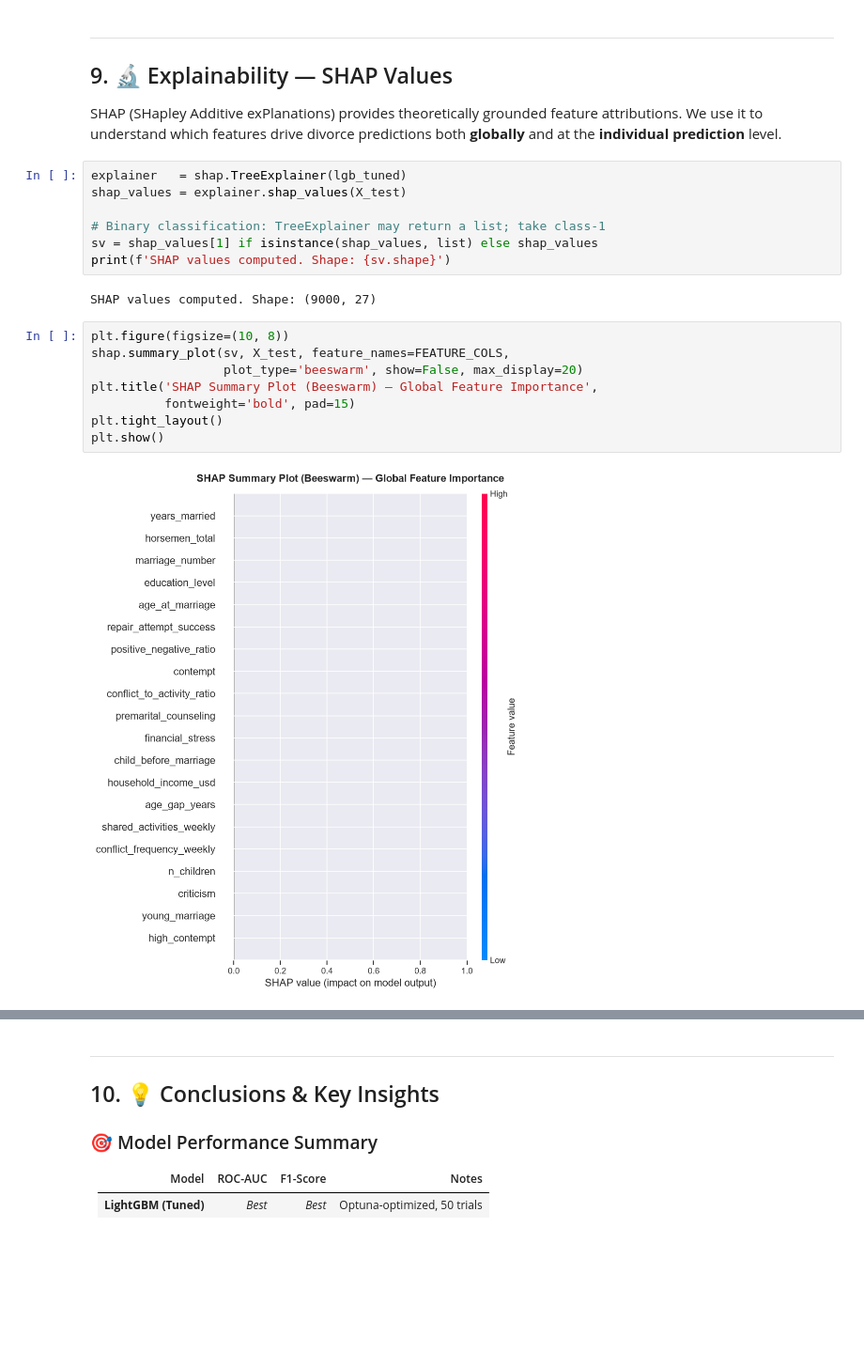
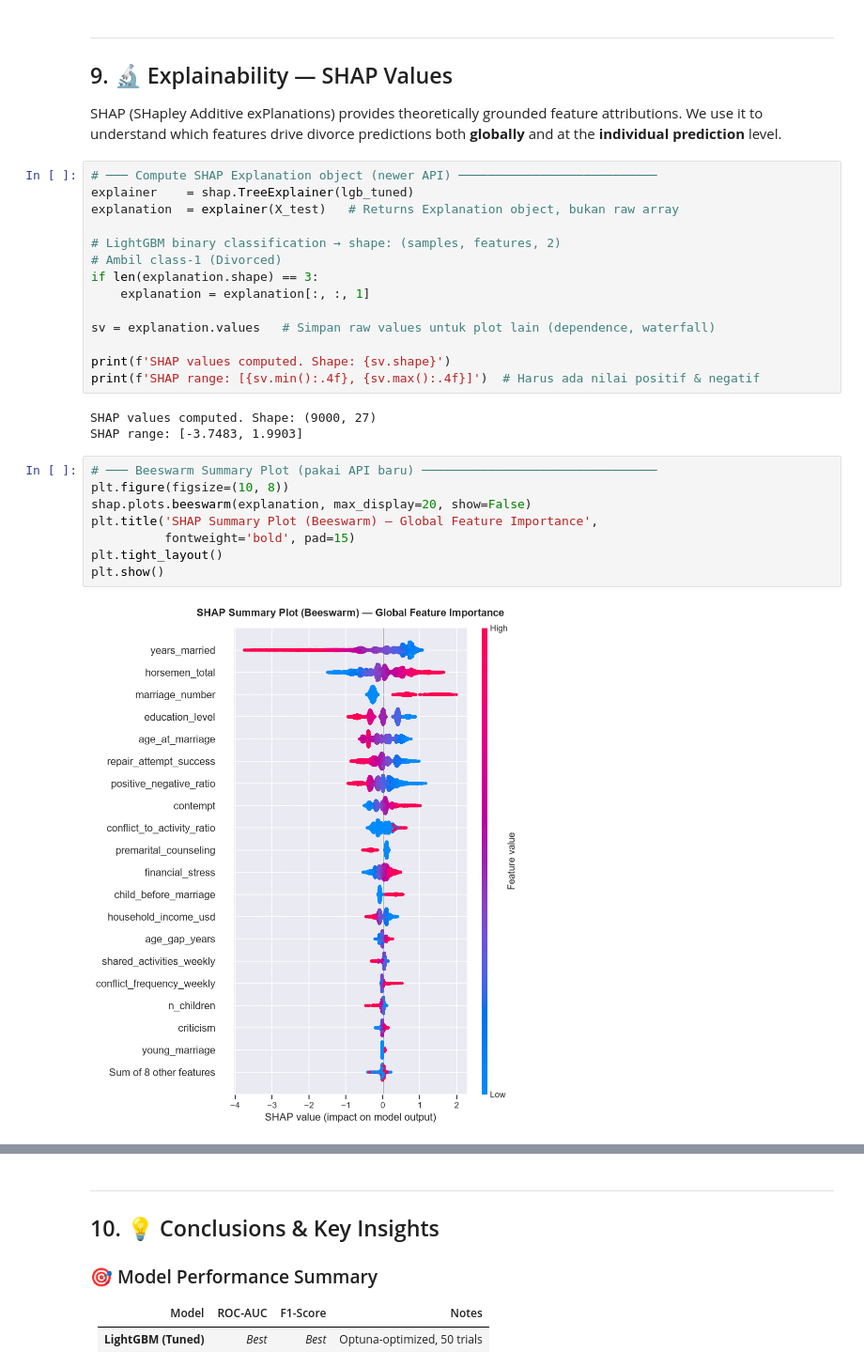
Before and after one commit to NumiKun/Marriage-Longevity-EDA, a Jupyter notebook: Model/marriage_longevity_analysis.ipynb, the cells around one changed output, grey strips where cells are left out. Shown at 94% size. Drawn from its saved outputs; the diff is of its cells as text; blank space fills up the shorter version.

Commit message:
fixing, beeswarm plot

```diff
--- a/Model/marriage_longevity_analysis.ipynb
+++ b/Model/marriage_longevity_analysis.ipynb
@@ -794,23 +794,31 @@ ROC-AUC           : 0.8738
 SHAP (SHapley Additive exPlanations) provides theoretically grounded feature
 attributions. We use it to understand which features drive divorce predictions
 both **globally** and at the **individual prediction** level.
-# %%
-explainer   = shap.TreeExplainer(lgb_tuned)
-shap_values = explainer.shap_values(X_test)
-
-# Binary classification: TreeExplainer may return a list; take class-1
-sv = shap_values[1] if isinstance(shap_values, list) else shap_values
-print(f'SHAP values computed. Shape: {sv.shape}')
-# %% [output]
-SHAP values computed. Shape: (9000, 27)
+# %%
+# ─── Compute SHAP Explanation object (newer API) ───────────────────────────
+explainer    = shap.TreeExplainer(lgb_tuned)
+explanation  = explainer(X_test)   # Returns Explanation object, bukan raw array
+
+# LightGBM binary classification → shape: (samples, features, 2)
+# Ambil class-1 (Divorced)
+if len(explanation.shape) == 3:
+    explanation = explanation[:, :, 1]
+
+sv = explanation.values   # Simpan raw values untuk plot lain (dependence, waterfall)
+
+print(f'SHAP values computed. Shape: {sv.shape}')
+print(f'SHAP range: [{sv.min():.4f}, {sv.max():.4f}]')  # Harus ada nilai positif & negatif
+# %% [output]
+SHAP values computed. Shape: (9000, 27)
+SHAP range: [-3.7483, 1.9903]
 # %%
+# ─── Beeswarm Summary Plot (pakai API baru) ────────────────────────────────
 plt.figure(figsize=(10, 8))
-shap.summary_plot(sv, X_test, feature_names=FEATURE_COLS,
-                  plot_type='beeswarm', show=False, max_display=20)
+shap.plots.beeswarm(explanation, max_display=20, show=False)
 plt.title('SHAP Summary Plot (Beeswarm) — Global Feature Importance',
           fontweight='bold', pad=15)
 plt.tight_layout()
 plt.show()
 # %% [output]
-[figure, old version]
+[figure, new version]
 # %%
```
Also changed, not shown: parts of 3 cells of this notebook.
